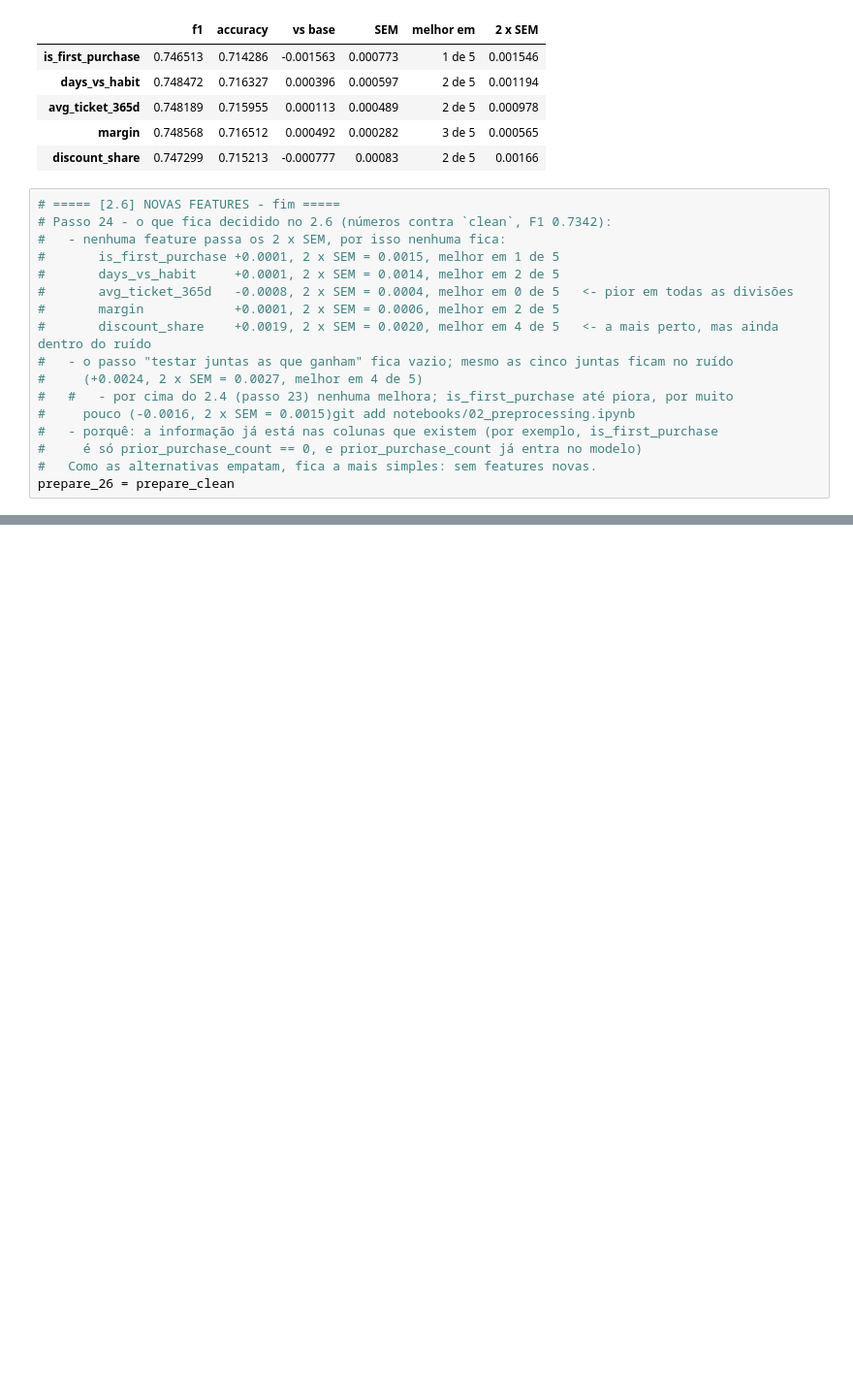
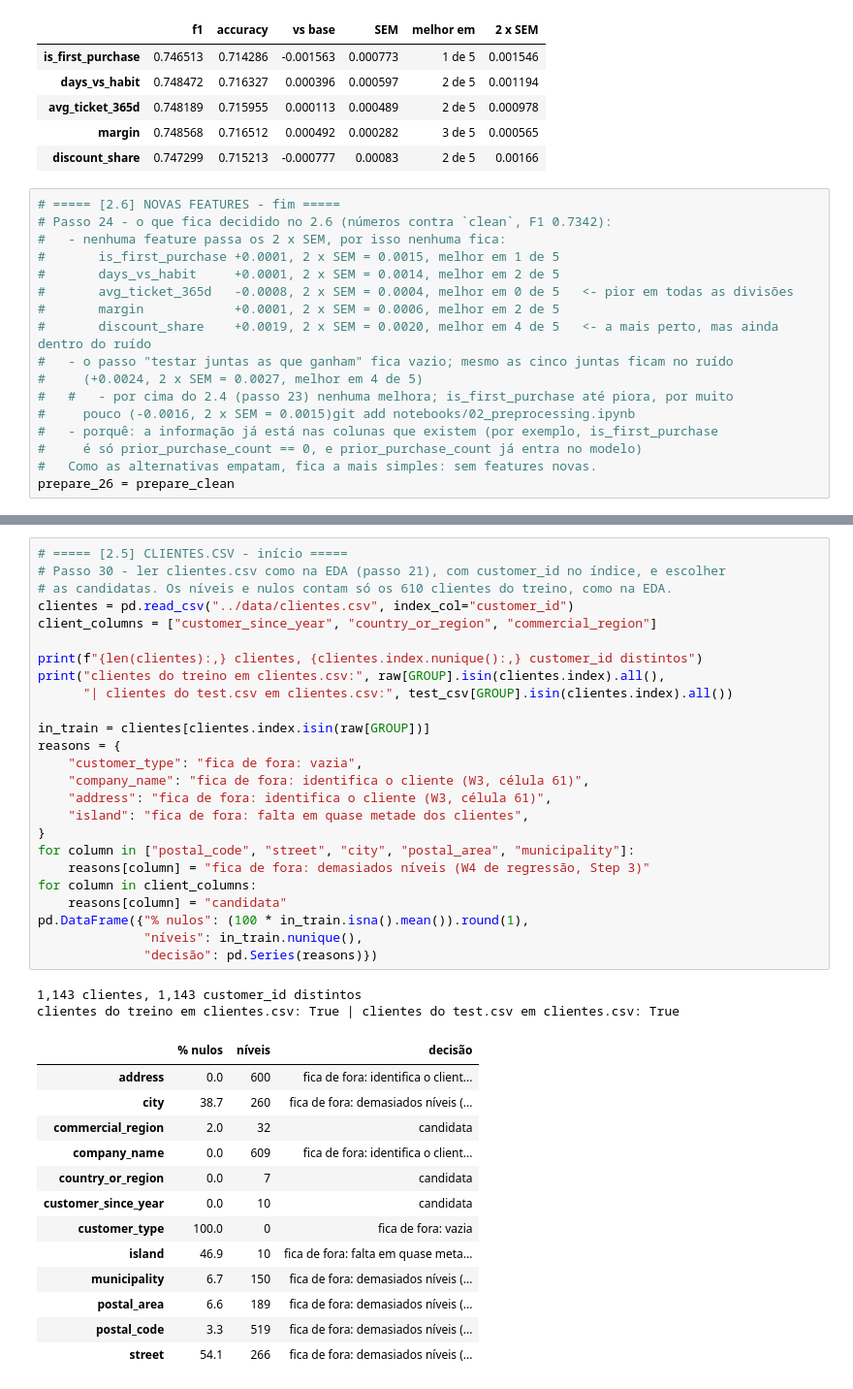
Before and after one commit to josebrites16/ML_project_2026-copia, a Jupyter notebook: notebooks/02_preprocessing.ipynb, the cells around one changed output, grey strips where cells are left out. Shown at 97% size. Saved outputs shown, nothing was run; the diff lists cells and outputs as text; blank space fills up the shorter version.

Commit message:
Add categorical encoding comparison and clientes.csv decision

```diff
--- a/notebooks/02_preprocessing.ipynb
+++ b/notebooks/02_preprocessing.ipynb
@@ -606,0 +773,41 @@ prepare_26 = prepare_clean
+# %%
+# ===== [2.5] CLIENTES.CSV - início =====
+# Passo 30 - ler clientes.csv como na EDA (passo 21), com customer_id no índice, e escolher
+# as candidatas. Os níveis e nulos contam só os 610 clientes do treino, como na EDA.
+clientes = pd.read_csv("../data/clientes.csv", index_col="customer_id")
+client_columns = ["customer_since_year", "country_or_region", "commercial_region"]
+
+print(f"{len(clientes):,} clientes, {clientes.index.nunique():,} customer_id distintos")
+print("clientes do treino em clientes.csv:", raw[GROUP].isin(clientes.index).all(),
+      "| clientes do test.csv em clientes.csv:", test_csv[GROUP].isin(clientes.index).all())
+
+in_train = clientes[clientes.index.isin(raw[GROUP])]
+reasons = {
+    "customer_type": "fica de fora: vazia",
+    "company_name": "fica de fora: identifica o cliente (W3, célula 61)",
+    "address": "fica de fora: identifica o cliente (W3, célula 61)",
+    "island": "fica de fora: falta em quase metade dos clientes",
+}
+for column in ["postal_code", "street", "city", "postal_area", "municipality"]:
+    reasons[column] = "fica de fora: demasiados níveis (W4 de regressão, Step 3)"
+for column in client_columns:
+    reasons[column] = "candidata"
+pd.DataFrame({"% nulos": (100 * in_train.isna().mean()).round(1),
+              "níveis": in_train.nunique(),
+              "decisão": pd.Series(reasons)})
+# %% [output]
+1,143 clientes, 1,143 customer_id distintos
+clientes do treino em clientes.csv: True | clientes do test.csv em clientes.csv: True
+|  | % nulos | níveis | decisão |
+| address | 0.0 | 600 | fica de fora: identifica o client... |
+| city | 38.7 | 260 | fica de fora: demasiados níveis (... |
+| commercial_region | 2.0 | 32 | candidata |
+| company_name | 0.0 | 609 | fica de fora: identifica o client... |
+| country_or_region | 0.0 | 7 | candidata |
+| customer_since_year | 0.0 | 10 | candidata |
+| customer_type | 100.0 | 0 | fica de fora: vazia |
+| island | 46.9 | 10 | fica de fora: falta em quase meta... |
+| municipality | 6.7 | 150 | fica de fora: demasiados níveis (... |
+| postal_area | 6.6 | 189 | fica de fora: demasiados níveis (... |
+| postal_code | 3.3 | 519 | fica de fora: demasiados níveis (... |
+| street | 54.1 | 266 | fica de fora: demasiados níveis (... |
```
Also changed, not shown: parts of 12 cells of this notebook.
